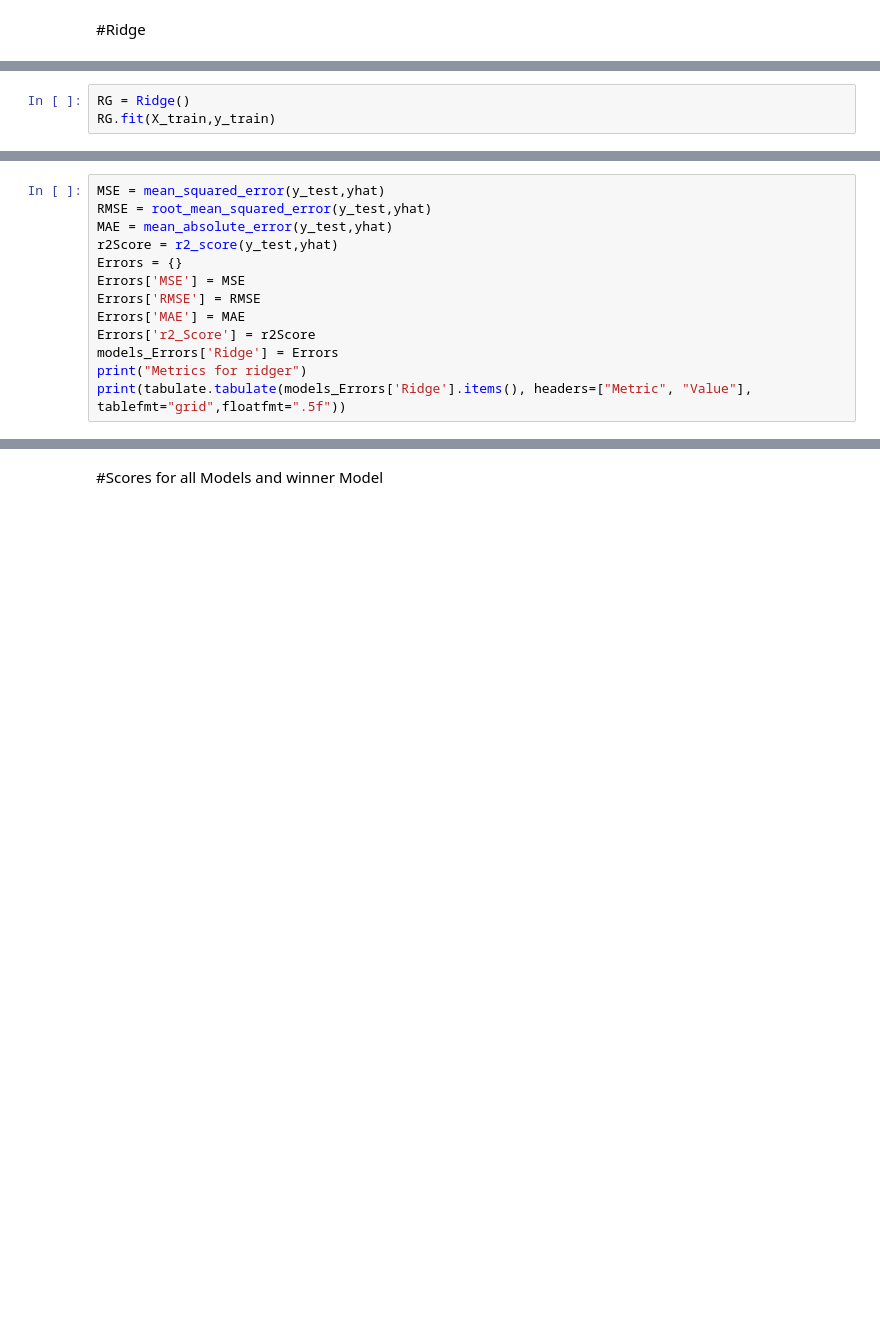
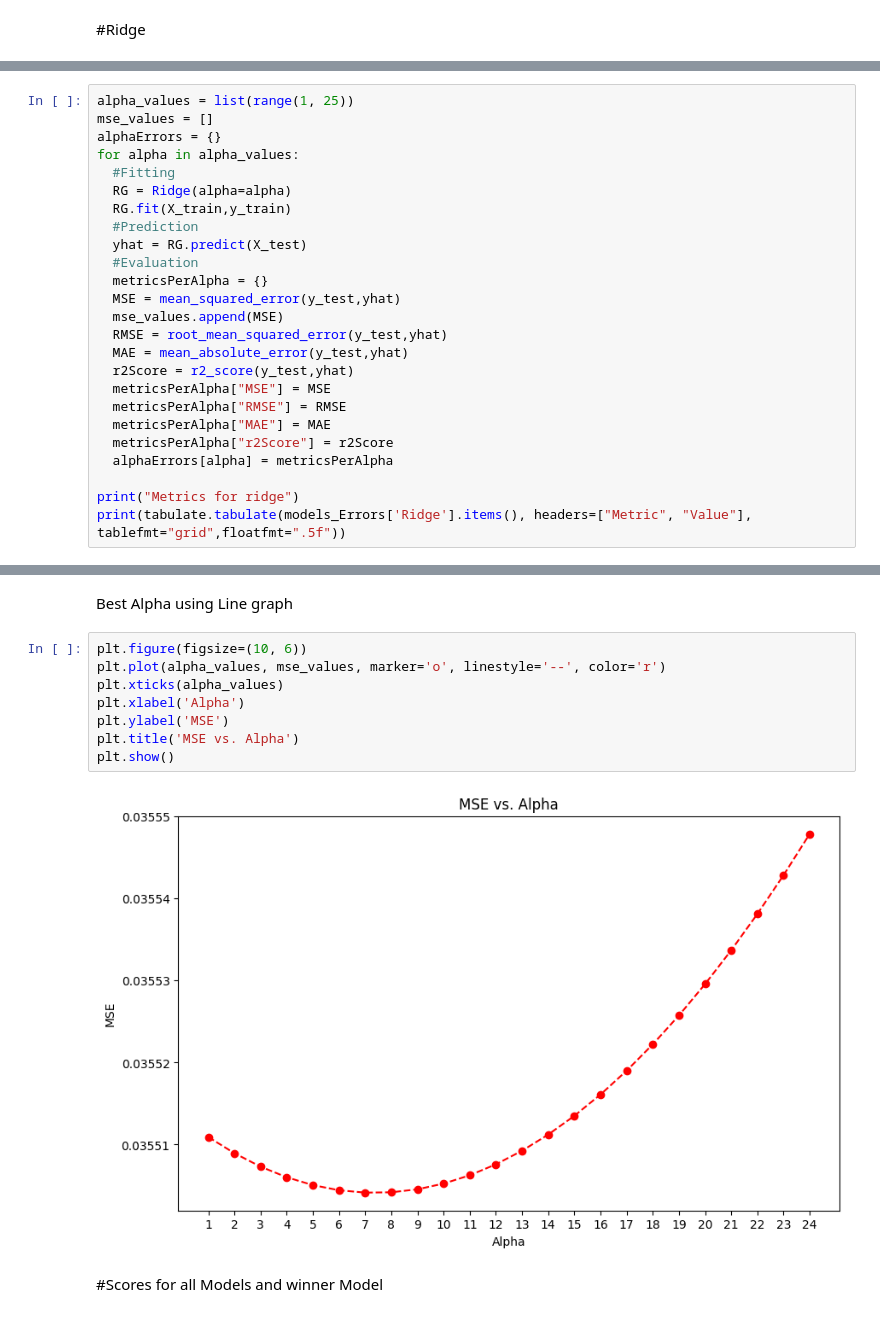
Before and after one commit to ZiadMAlsawy/ML_Project, a Jupyter notebook: Task_1.ipynb, the cells around one changed output, grey strips where cells are left out. Saved outputs shown, nothing was run; the diff lists cells and outputs as text; blank space fills up the shorter version.

```diff
--- a/Task_1.ipynb
+++ b/Task_1.ipynb
@@ -460,3 +464,0 @@ Fitting
-# %%
-RG = Ridge()
-RG.fit(X_train,y_train)
@@ -471,14 +465,26 @@ Evaluation
 # %%
-MSE = mean_squared_error(y_test,yhat)
-RMSE = root_mean_squared_error(y_test,yhat)
-MAE = mean_absolute_error(y_test,yhat)
-r2Score = r2_score(y_test,yhat)
-Errors = {}
-Errors['MSE'] = MSE
-Errors['RMSE'] = RMSE
-Errors['MAE'] = MAE
-Errors['r2_Score'] = r2Score
-models_Errors['Ridge'] = Errors
-print("Metrics for ridger")
+alpha_values = list(range(1, 25))
+mse_values = []
+alphaErrors = {}
+for alpha in alpha_values:
+  #Fitting
+  RG = Ridge(alpha=alpha)
+  RG.fit(X_train,y_train)
+  #Prediction
+  yhat = RG.predict(X_test)
+  #Evaluation
+  metricsPerAlpha = {}
+  MSE = mean_squared_error(y_test,yhat)
+  mse_values.append(MSE)
+  RMSE = root_mean_squared_error(y_test,yhat)
+  MAE = mean_absolute_error(y_test,yhat)
+  r2Score = r2_score(y_test,yhat)
+  metricsPerAlpha["MSE"] = MSE
+  metricsPerAlpha["RMSE"] = RMSE
+  metricsPerAlpha["MAE"] = MAE
+  metricsPerAlpha["r2Score"] = r2Score
+  alphaErrors[alpha] = metricsPerAlpha
+
+print("Metrics for ridge")
 print(tabulate.tabulate(models_Errors['Ridge'].items(), headers=["Metric", "Value"], tablefmt="grid",floatfmt=".5f"))
 # %% [output]
@@ -497,3 +532,15 @@ Metrics for ridger
+# %% [markdown]
+Best Alpha using Line graph
+# %%
+plt.figure(figsize=(10, 6))
+plt.plot(alpha_values, mse_values, marker='o', linestyle='--', color='r')
+plt.xticks(alpha_values)
+plt.xlabel('Alpha')
+plt.ylabel('MSE')
+plt.title('MSE vs. Alpha')
+plt.show()
+# %% [output]
+[figure, added]
 # %% [markdown]
 #Scores for all Models and winner Model
 # %%
```
Also changed, not shown: parts of 14 cells of this notebook.
